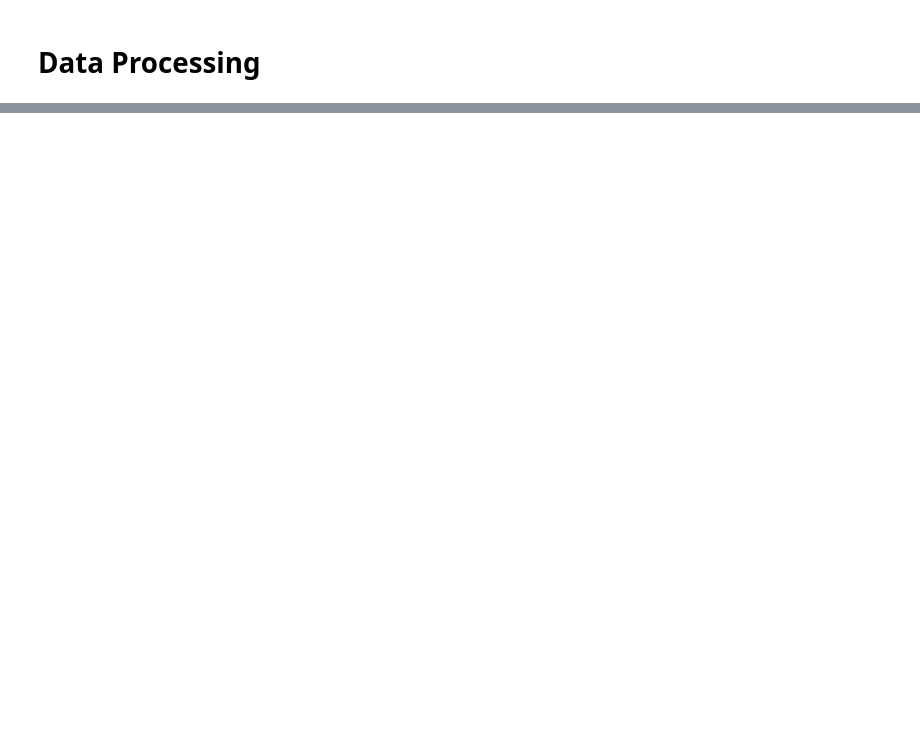
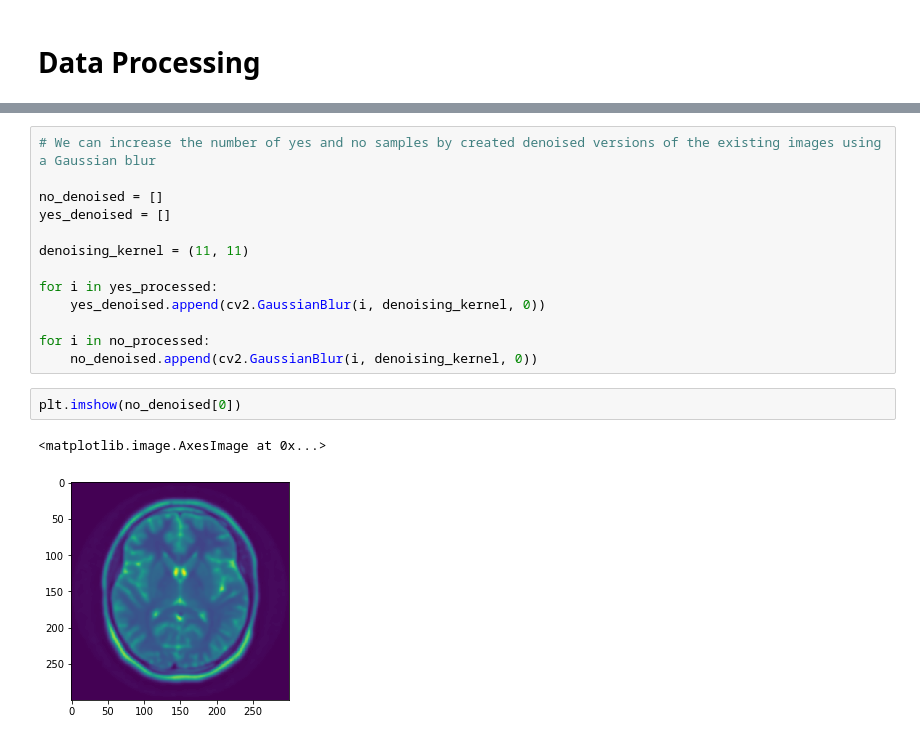
Before and after one commit to srinidhig/tumor_classification_localization, a Jupyter notebook: Tumor Classification and Localization - Deep Learning Approach.ipynb, the cells around one changed output, grey strips where cells are left out. Cells and saved outputs as stored; diff of their text form; blank space fills up the shorter version.

```diff
--- a/Tumor Classification and Localization - Deep Learning Approach.ipynb
+++ b/Tumor Classification and Localization - Deep Learning Approach.ipynb
@@ -57,0 +130,18 @@ yes_samples[0].mean(axis = 2).shape
+# %%
+# We can increase the number of yes and no samples by created denoised versions of the existing images using a Gaussian blur
+
+no_denoised = []
+yes_denoised = []
+
+denoising_kernel = (11, 11)
+
+for i in yes_processed:
+    yes_denoised.append(cv2.GaussianBlur(i, denoising_kernel, 0))
+
+for i in no_processed:
+    no_denoised.append(cv2.GaussianBlur(i, denoising_kernel, 0))
+# %%
+plt.imshow(no_denoised[0])
+# %% [output]
+<matplotlib.image.AxesImage at 0x...>
+[figure, added]
```
Also changed, not shown: parts of 20 cells of this notebook.
